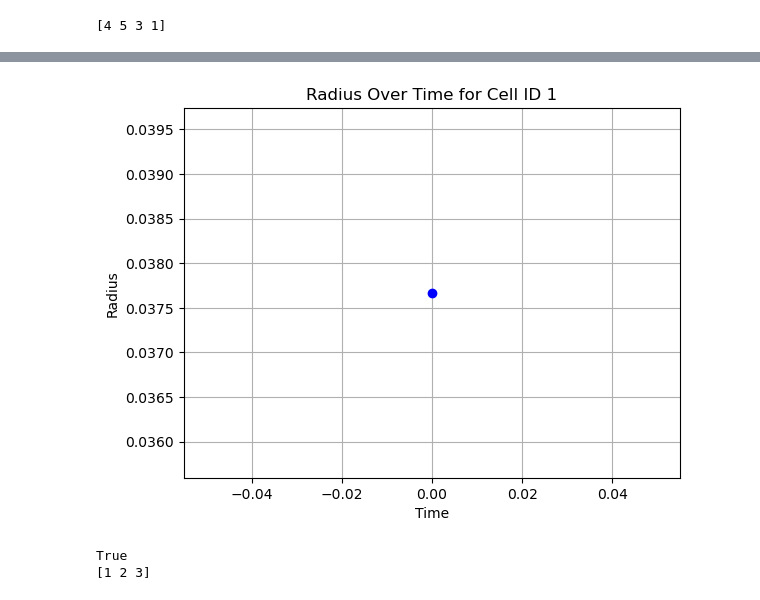
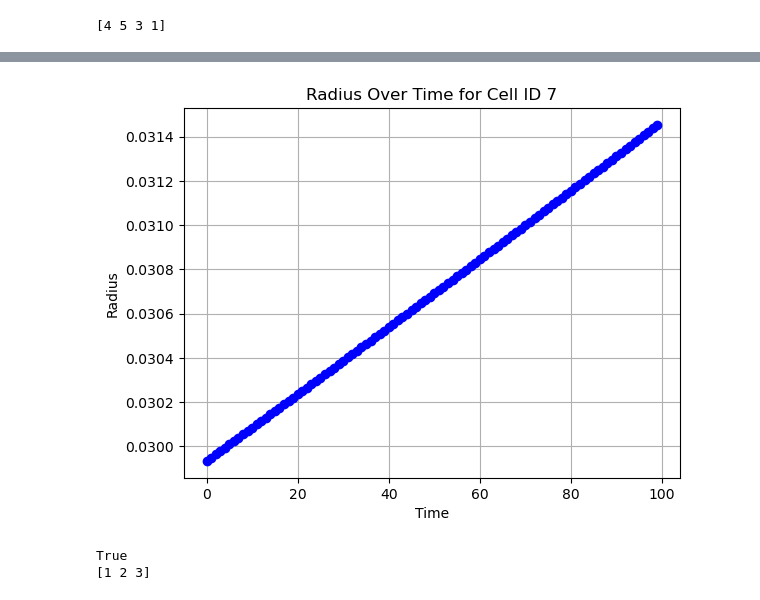
Before and after one commit to mosturm/IWR_CellTrack, a Jupyter notebook: dot4.ipynb, the cells around one changed output, grey strips where cells are left out. Cells and saved outputs as stored; diff of their text form; code cells hidden in the pictures.

```diff
--- a/dot4.ipynb
+++ b/dot4.ipynb
@@ -770,9 +776,9 @@ plt.show()
 # %%
 filepath = './'+str(1)+'_GT'+'/'+'pos_GT.txt'
-cell_id = 1  # replace with your desired cell ID
+cell_id = 7  # replace with your desired cell ID
 plot_radius_over_time(filepath, cell_id)
 # %% [output]
-[figure, old version]
+[figure, new version]
 # %%
 x=0.034
 c=0.03366667
```
Also changed, not shown: parts of 6 cells of this notebook, 1 other file.
